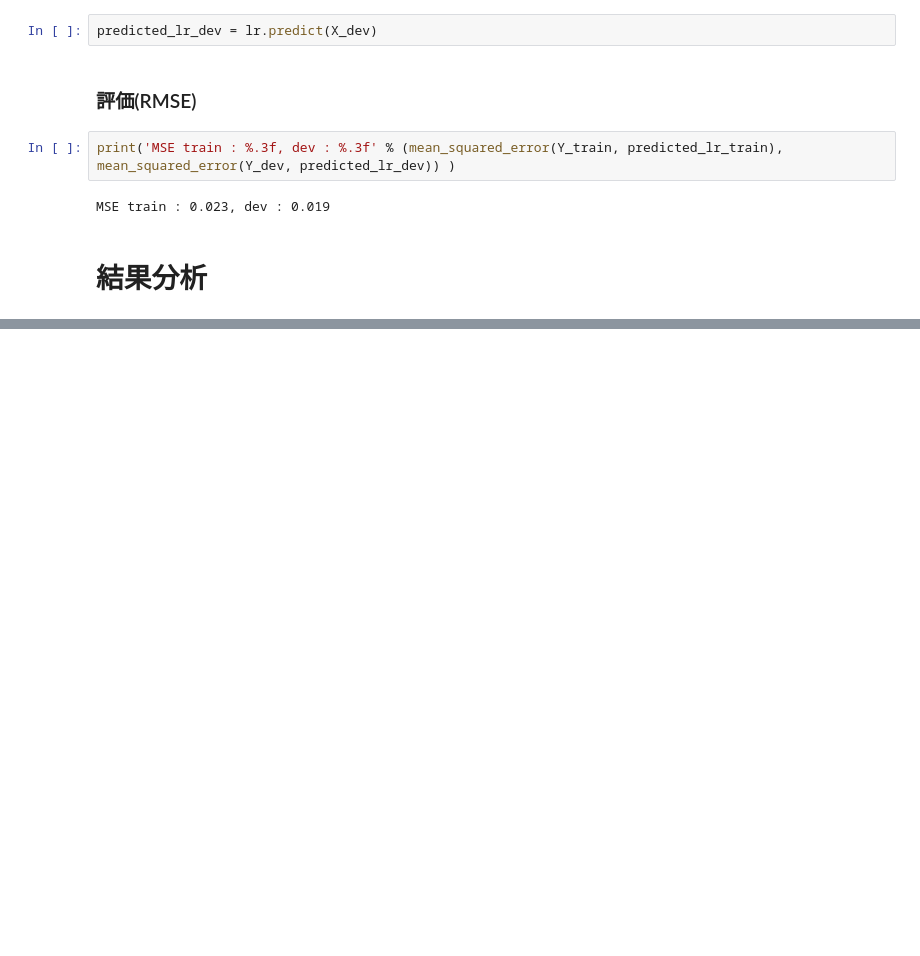
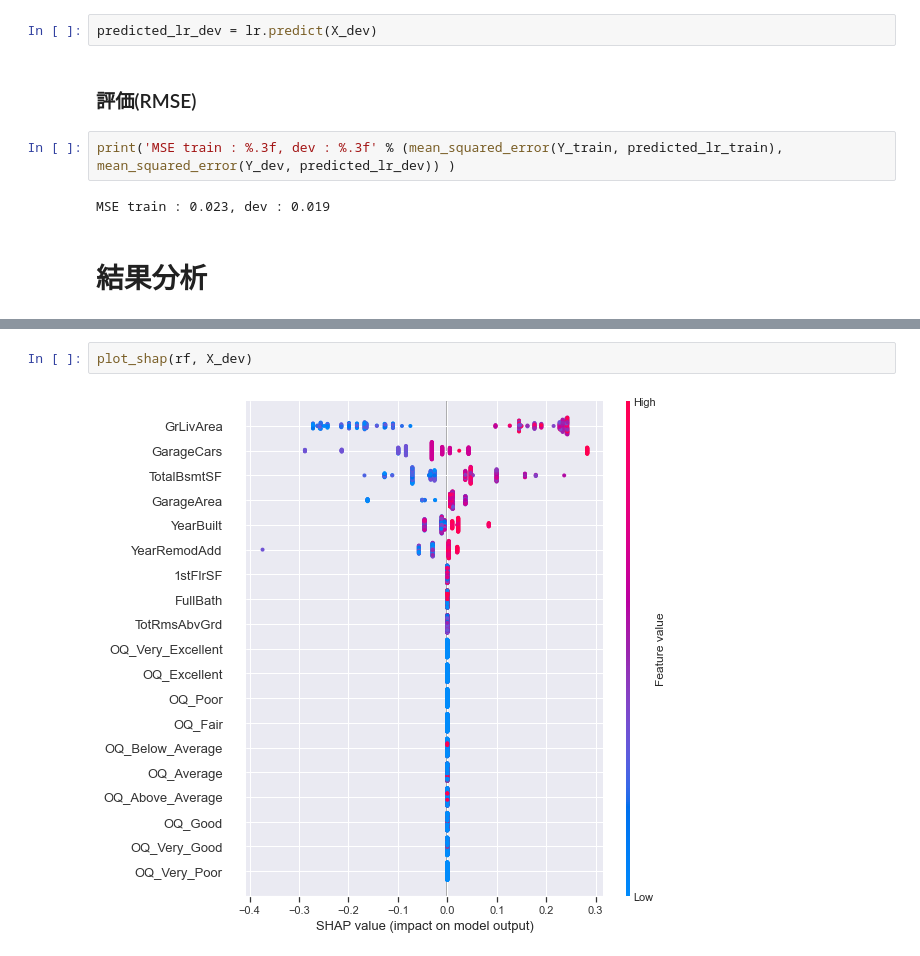
Before and after one commit to go-beyondyourlimits/Kaggle_HousePrices_Prediction, a Jupyter notebook: notebooks/sample.ipynb, the cells around one changed output, grey strips where cells are left out. Cells and saved outputs as stored; diff of their text form; blank space fills up the shorter version.

```diff
--- a/notebooks/sample.ipynb
+++ b/notebooks/sample.ipynb
@@ -485,0 +501,4 @@ MSE train : 0.023, dev : 0.019
+# %%
+plot_shap(rf, X_dev)
+# %% [output]
+[figure, added]
```
Also changed, not shown: parts of 13 cells of this notebook.
